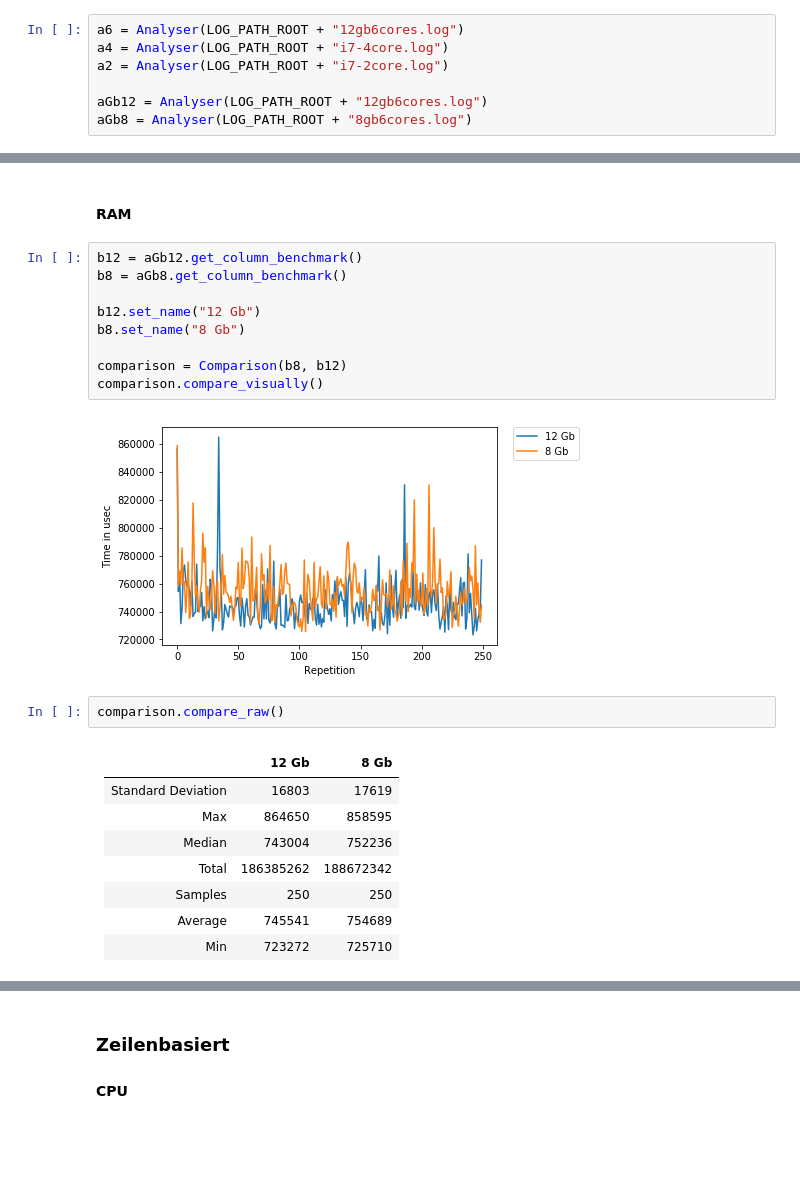
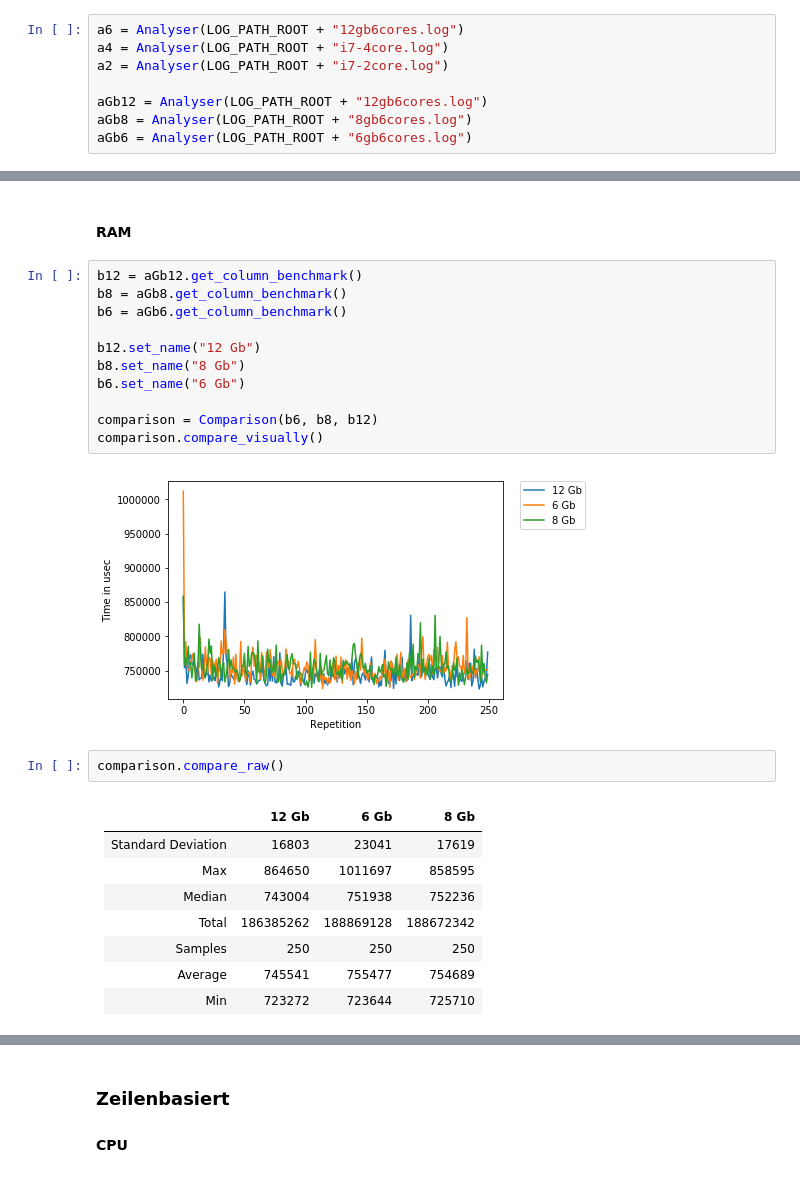
Before and after one commit to Osslack/HANA_SSBM, a Jupyter notebook: src/analyser/Analysis-SSBM-HANA.ipynb, the cells around one changed output, grey strips where cells are left out. Cells and saved outputs as stored; diff of their text form; blank space fills up the shorter version.

```diff
--- a/src/analyser/Analysis-SSBM-HANA.ipynb
+++ b/src/analyser/Analysis-SSBM-HANA.ipynb
@@ -298,6 +298,7 @@ a2 = Analyser(LOG_PATH_ROOT + "i7-2core.log")
 
 aGb12 = Analyser(LOG_PATH_ROOT + "12gb6cores.log")
 aGb8 = Analyser(LOG_PATH_ROOT + "8gb6cores.log")
+aGb6 = Analyser(LOG_PATH_ROOT + "6gb6cores.log")
 # %% [markdown]
 ### Spaltenbasiert
 #### CPU
@@ -343,26 +344,28 @@ comparison.compare()
 # %%
 b12 = aGb12.get_column_benchmark()
 b8 = aGb8.get_column_benchmark()
+b6 = aGb6.get_column_benchmark()
 
 b12.set_name("12 Gb")
 b8.set_name("8 Gb")
+b6.set_name("6 Gb")
 
-comparison = Comparison(b8, b12)
+comparison = Comparison(b6, b8, b12)
 comparison.compare_visually()
 # %% [output]
-[figure, old version]
+[figure, new version]
 # %%
 comparison.compare_raw()
 # %% [output]
-||12 Gb|8 Gb|
-|--|--|--|
-|Standard Deviation|16803|17619|
-|Max|864650|858595|
-|Median|743004|752236|
-|Total|186385262|188672342|
-|Samples|250|250|
-|Average|745541|754689|
-|Min|723272|725710|
+||12 Gb|6 Gb|8 Gb|
+|--|--|--|--|
+|Standard Deviation|16803|23041|17619|
+|Max|864650|1011697|858595|
+|Median|743004|751938|752236|
+|Total|186385262|188869128|188672342|
+|Samples|250|250|250|
+|Average|745541|755477|754689|
+|Min|723272|723644|725710|
 # %%
 comparison.compare()
 # %% [output]
```
Also changed, not shown: parts of 4 cells of this notebook.
